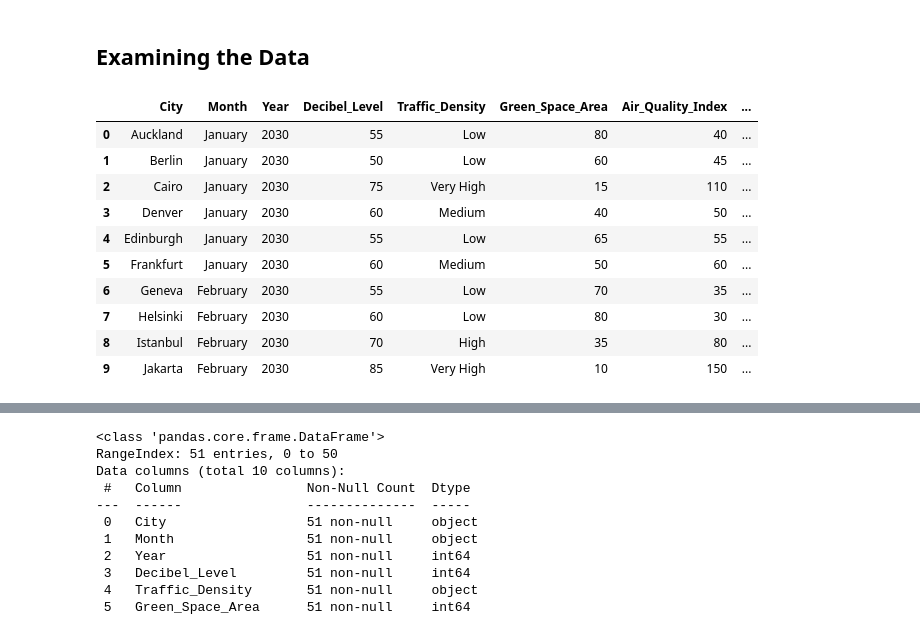
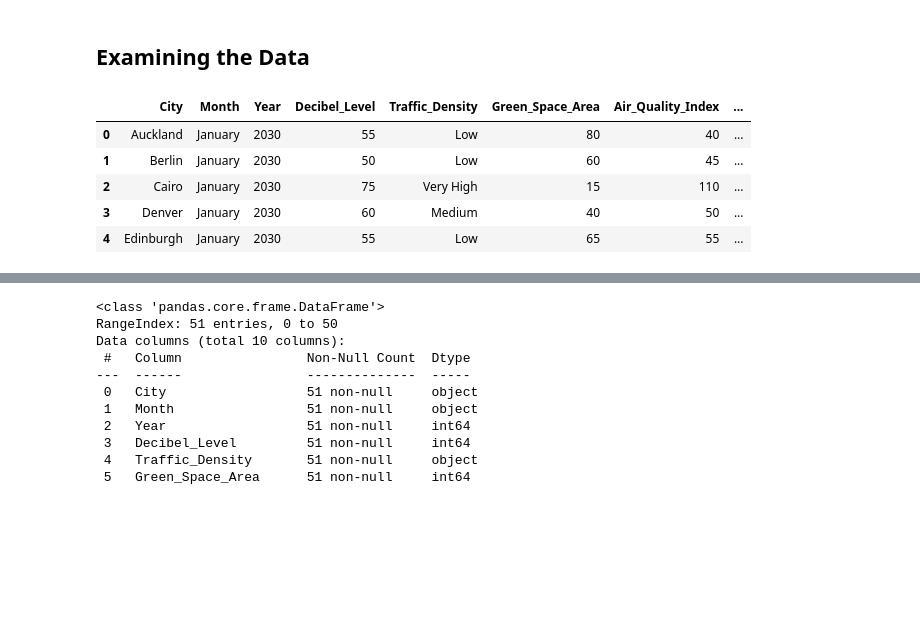
Before and after one commit to taraliu23/Urban-Data-Science, a Jupyter notebook: EDA_City_Happiness_Index/City Happiness 2024.ipynb, the cells around one changed output, grey strips where cells are left out. Cells and saved outputs as stored; diff of their text form; code cells hidden in the pictures; blank space fills up the shorter version.

```diff
--- a/City-Happiness-Index-EDA-main/City Happiness 2024.ipynb
+++ b/EDA_City_Happiness_Index/City Happiness 2024.ipynb
@@ -55,22 +29,16 @@ warnings.simplefilter('ignore')
 # %% [markdown]
 ## Import Dataset
 # %%
-data = pd.read_csv(r"C:\Users\illus\Downloads\cityhappiness\test.csv")
+data = pd.read_csv("../EDA_City_Happiness_Index/CityHappiness_Dataset_2024.xls") # You might need to change the path if you stored/moved the .xls file in a different folder
 # %% [markdown]
 ## Examining the Data
 # %%
-# Display dataset
-
-data.head(10)
+# Display first 5 rows of the dataset
+data.head(5)
 # %% [output]
 |  | City | Month | Year | Decibel_Level | Traffic_Density | Green_Space_Area | Air_Quality_Index | ... |
 | 0 | Auckland | January | 2030 | 55 | Low | 80 | 40 | ... |
 | 1 | Berlin | January | 2030 | 50 | Low | 60 | 45 | ... |
 | 2 | Cairo | January | 2030 | 75 | Very High | 15 | 110 | ... |
 | 3 | Denver | January | 2030 | 60 | Medium | 40 | 50 | ... |
 | 4 | Edinburgh | January | 2030 | 55 | Low | 65 | 55 | ... |
-| 5 | Frankfurt | January | 2030 | 60 | Medium | 50 | 60 | ... |
-| 6 | Geneva | February | 2030 | 55 | Low | 70 | 35 | ... |
-| 7 | Helsinki | February | 2030 | 60 | Low | 80 | 30 | ... |
-| 8 | Istanbul | February | 2030 | 70 | High | 35 | 80 | ... |
-| 9 | Jakarta | February | 2030 | 85 | Very High | 10 | 150 | ... |
```
Also changed, not shown: parts of 22 cells of this notebook, 4 other files.
